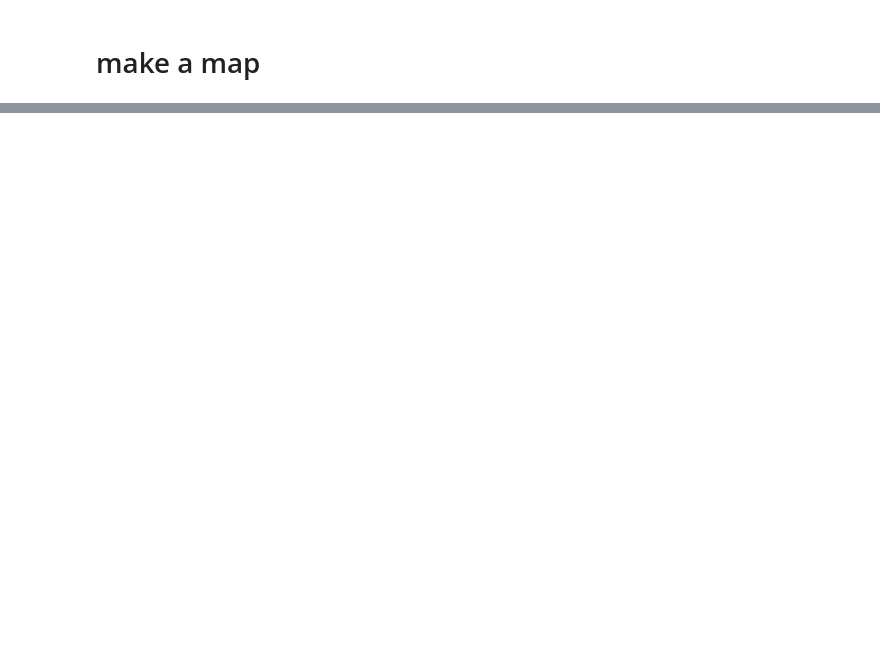
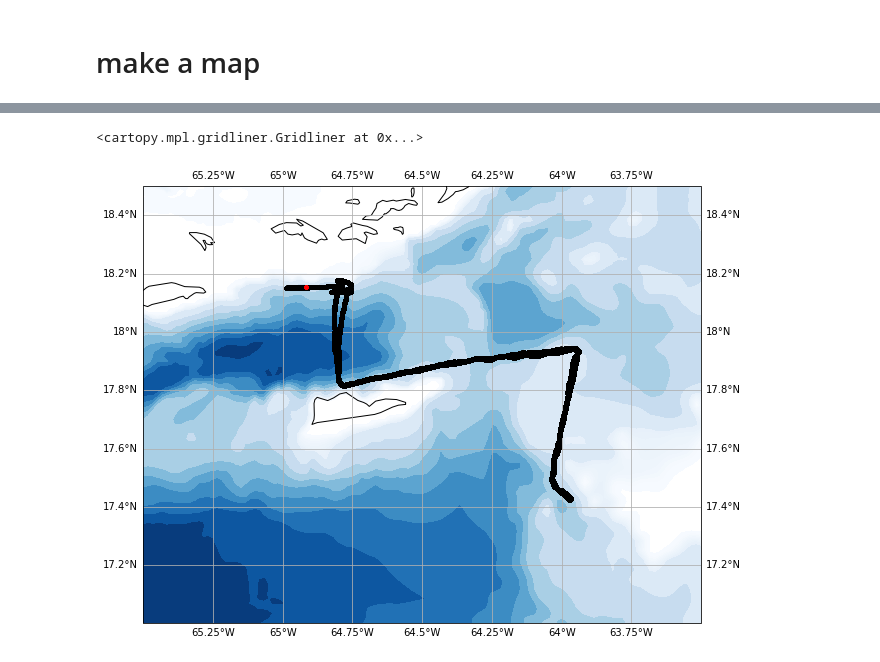
Before and after one commit to ted80810/IOO_masters2020, a Jupyter notebook: RU29_daily_checks.ipynb, the cells around one changed output, grey strips where cells are left out. Drawn from its saved outputs; the diff is of its cells as text; code cells hidden in the pictures; blank space fills up the shorter version.

Commit message:
add map from science data

```diff
--- a/RU29_daily_checks.ipynb
+++ b/RU29_daily_checks.ipynb
@@ -108,0 +99,13 @@ lat
+# %%
+
+# get a subset of the etopo data
+
+lat_lims = [16, 18.9]
+lon_lims = [-66, -61]
+
+# grab some bathymetry
+
+url = 'http://geoport.whoi.edu/thredds/dodsC/bathy/etopo1_bed_g2'
+
+etopo1 = xr.open_dataset(url).sel(lat = slice(lat_lims[0], lat_lims[1]), lon = slice(lon_lims[0], lon_lims[1] ))
+etopo1
@@ -108,0 +126,20 @@ lat
+# %%
+
+plt.figure( figsize=(10,10))
+ax = plt.axes( projection = ccrs.Mercator() )
+ax.coastlines(resolution='10m')
+
+dpth_contours = np.append(np.arange(-5000, -500, 500), np.arange(-500, 0, 50))
+
+plt.contourf( etopo1.lon, etopo1.lat, etopo1.topo, dpth_contours , transform=ccrs.PlateCarree(), cmap='Blues_r')
+
+plt.plot(ds.longitude, ds.latitude, 'k.', transform = ccrs.PlateCarree() )
+plt.plot(ds.longitude[-50:], ds.latitude[-50:], 'r.', transform = ccrs.PlateCarree() )
+
+
+ax.set_extent((-65.5,-63.5, 17, 18.5) )
+
+ax.gridlines(draw_labels=True)
+# %% [output]
+<cartopy.mpl.gridliner.Gridliner at 0x...>
+[figure, added]
```
Also changed, not shown: parts of 4 cells of this notebook.
